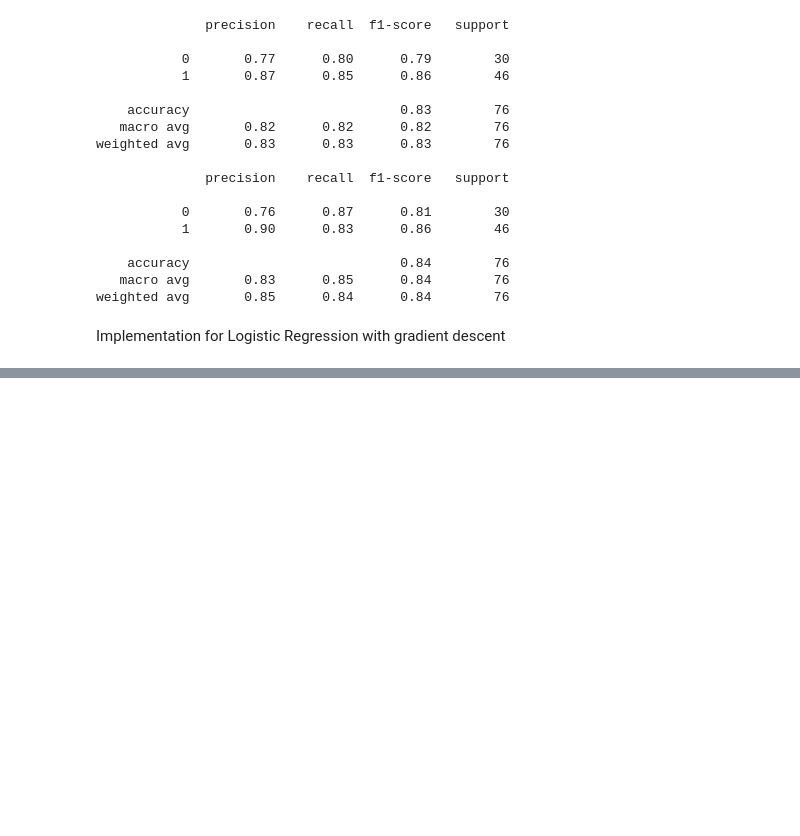
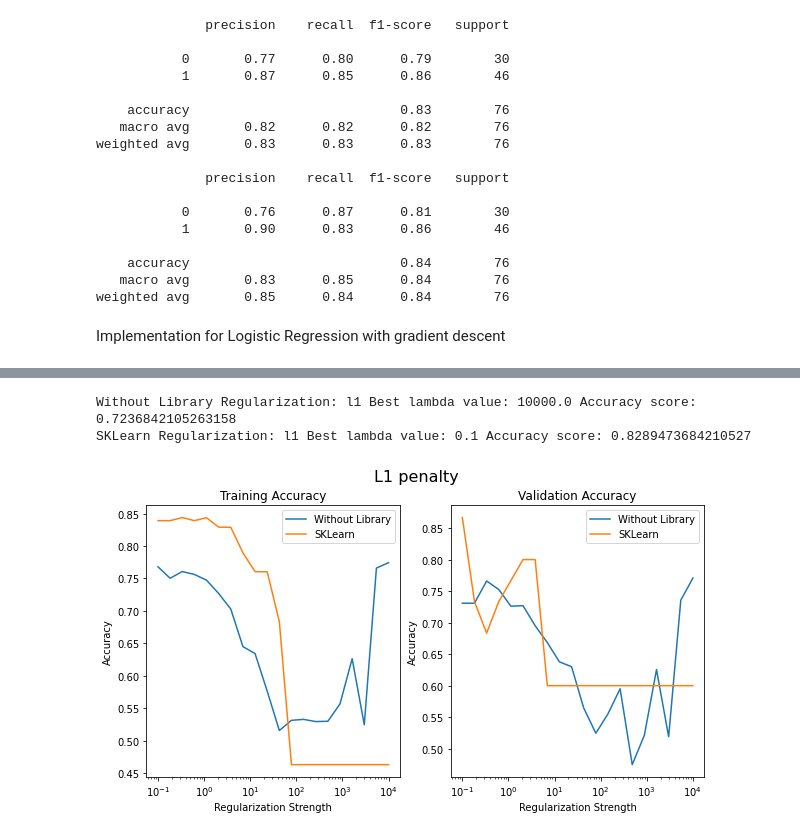
Before and after one commit to adil-ammar/Heart-Disease-Prediction, a Jupyter notebook: src/HDP_Logistic_Regression.ipynb, the cells around one changed output, grey strips where cells are left out. Saved outputs shown, nothing was run; the diff lists cells and outputs as text; code cells hidden in the pictures; blank space fills up the shorter version.

```diff
--- a/src/HDP_Logistic_Regression.ipynb
+++ b/src/HDP_Logistic_Regression.ipynb
@@ -226,0 +284,6 @@ sns.heatmap(conf_mat_own_l2,annot=True)
+# %%
+_, _ = run_lr_cross_valid(penalty="l1", compare=True)
+# %% [output]
+Without Library Regularization: l1 Best lambda value: 10000.0 Accuracy score: 0.7236842105263158
+SKLearn Regularization: l1 Best lambda value: 0.1 Accuracy score: 0.8289473684210527
+[figure, added]
```
Also changed, not shown: parts of 12 cells of this notebook.
